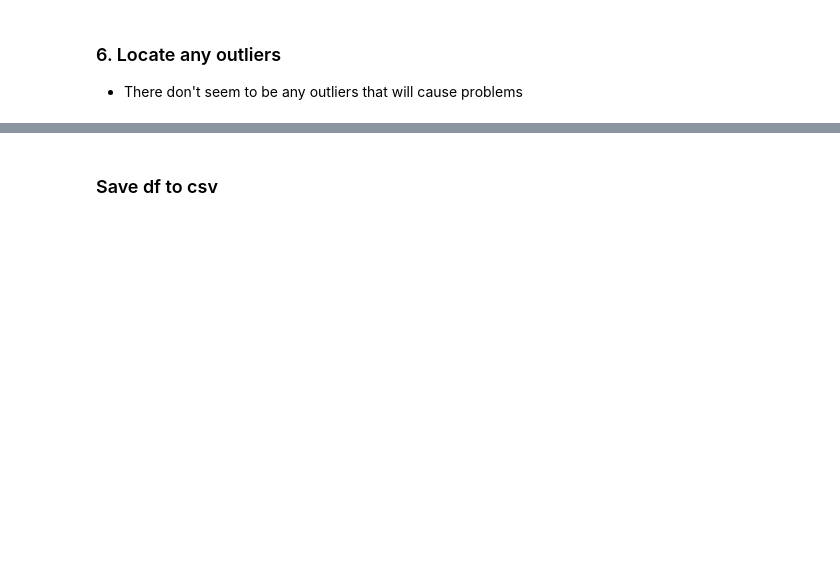
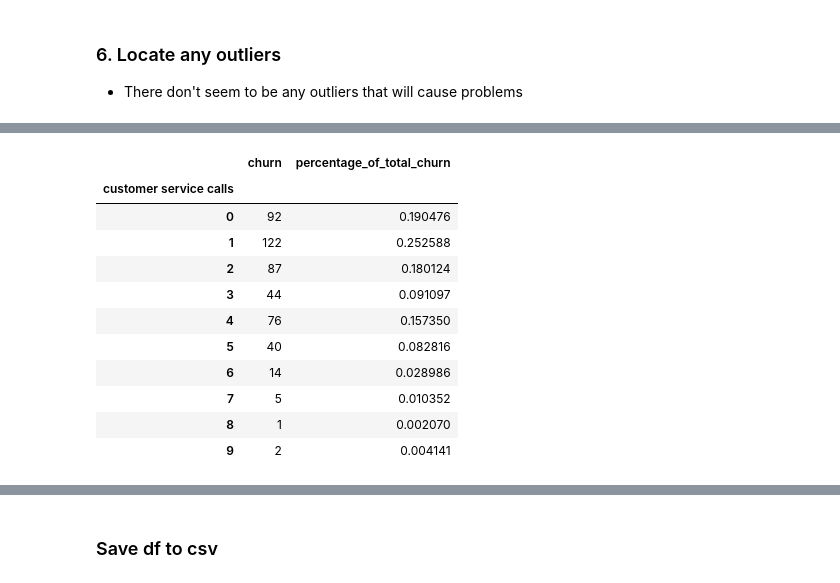
Before and after one commit to zander1268/churn-buster, a Jupyter notebook: EDA_notebook.ipynb, the cells around one changed output, grey strips where cells are left out. Saved outputs shown, nothing was run; the diff lists cells and outputs as text; code cells hidden in the pictures; blank space fills up the shorter version.

```diff
--- a/EDA_notebook.ipynb
+++ b/EDA_notebook.ipynb
@@ -346,0 +367,17 @@ df.describe()
+# %%
+churn_by_cust_service_calls = pd.DataFrame(df.groupby(['customer service calls']).sum()['churn'])
+churn_by_cust_service_calls["percentage_of_total_churn"] = (churn_by_cust_service_calls['churn'] /483 )
+churn_by_cust_service_calls
+# %% [output]
+|  | churn | percentage_of_total_churn |
+| customer service calls |  |  |
+| 0 | 92 | 0.190476 |
+| 1 | 122 | 0.252588 |
+| 2 | 87 | 0.180124 |
+| 3 | 44 | 0.091097 |
+| 4 | 76 | 0.157350 |
+| 5 | 40 | 0.082816 |
+| 6 | 14 | 0.028986 |
+| 7 | 5 | 0.010352 |
+| 8 | 1 | 0.002070 |
+| 9 | 2 | 0.004141 |
```
Also changed, not shown: parts of 7 cells of this notebook, 2 other files.
